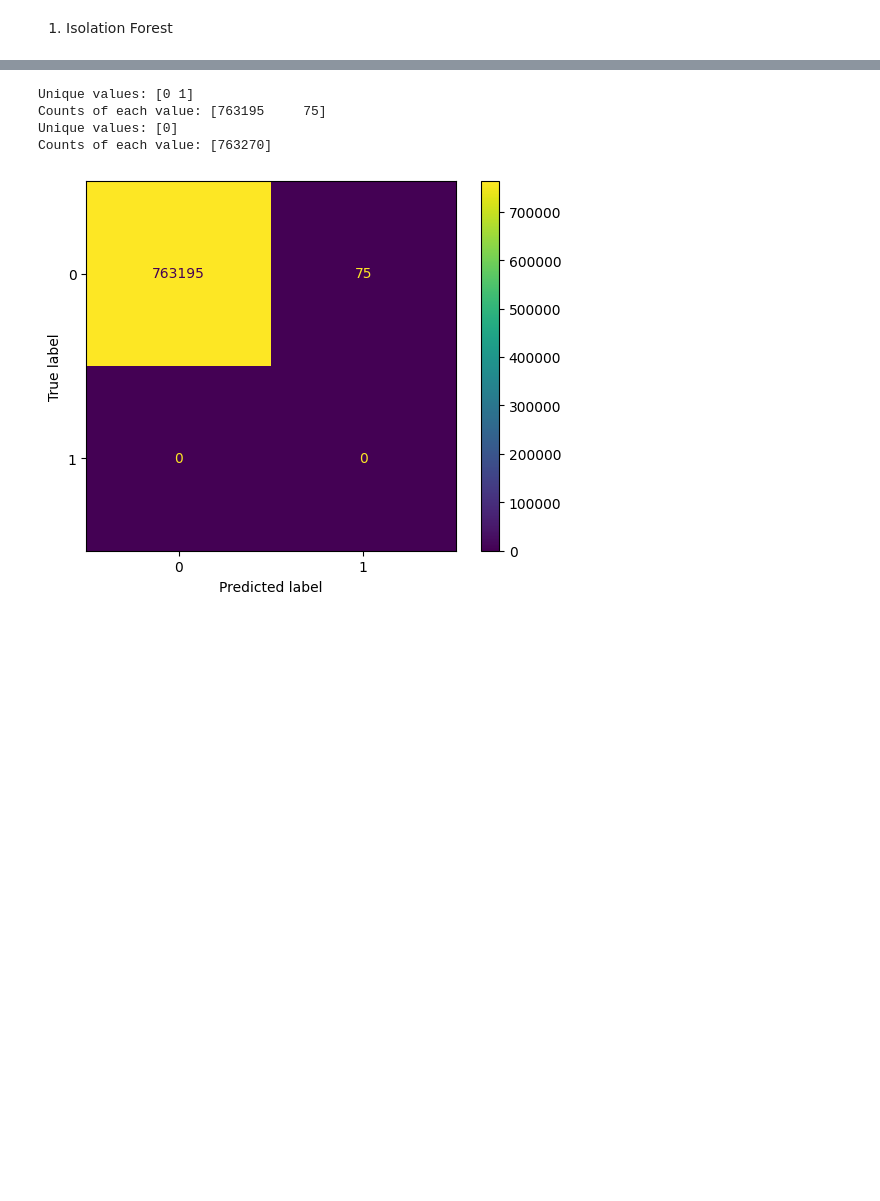
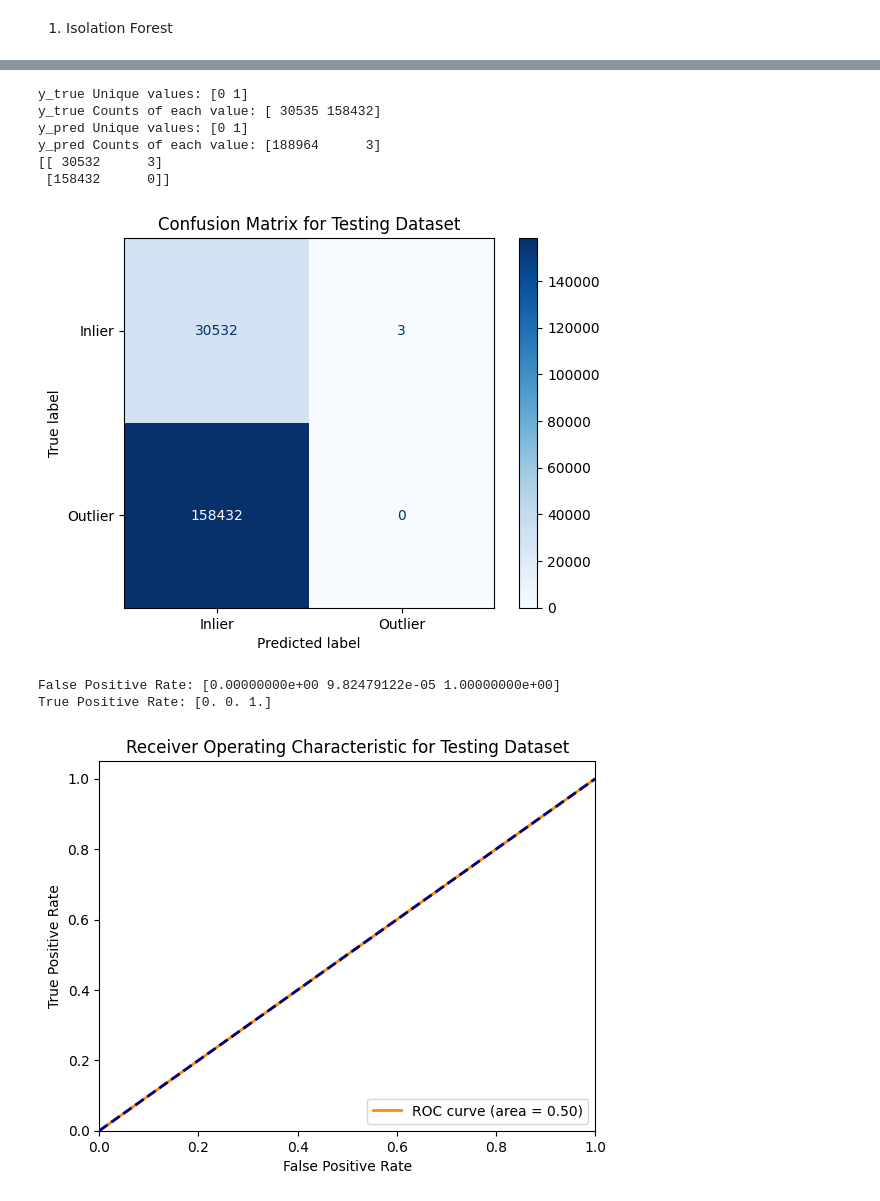
Before and after one commit to pinknwhite-franko/beth-dataset-anamoly-detection, a Jupyter notebook: model_training.ipynb, the cells around one changed output, grey strips where cells are left out. Cells and saved outputs as stored; diff of their text form; code cells hidden in the pictures; blank space fills up the shorter version.

```diff
--- a/model_training.ipynb
+++ b/model_training.ipynb
@@ -9,2 +101,8 @@ from sklearn.metrics import roc_auc_score, roc_curve
+# %%
+# Perform fit on X _train and returns labels for y_pred.
+y_pred_train = model.fit_predict(X_train)
+# %%
+# Perform fit on X _train and returns labels for y_pred.
+y_pred_test = model.fit_predict(X_test)
 # %% [markdown]
 1. Isolation Forest
@@ -63,30 +108,0 @@ model = Pipeline(
-# %%
-# Perform fit on X and returns labels for X.
-y_pred = model.fit_predict(X_train, y_train)
-
-# Returns -1 for outliers and 1 for inliers.
-# change -1 to 0:
-y_pred = np.where(y_pred == -1, 1, 0)
-
-# Get unique values and their counts in y_pred
-unique_values, counts = np.unique(y_pred, return_counts=True)
-print(f"Unique values: {unique_values}")
-print(f"Counts of each value: {counts}")
-
-# Get unique values and their counts in y_train
-unique_values, counts = np.unique(y_train, return_counts=True)
-print(f"Unique values: {unique_values}")
-print(f"Counts of each value: {counts}")
-# %% [output]
-Unique values: [0 1]
-Counts of each value: [763195     75]
-Unique values: [0]
-Counts of each value: [763270]
-# %%
-cm = confusion_matrix(y_train, y_pred, labels=[0,1])
-disp = ConfusionMatrixDisplay(confusion_matrix=cm,
-                              display_labels=[0,1])
-disp.plot()
-plt.show()
-# %% [output]
-[figure, removed]
@@ -93 +164,15 @@ plt.show()
+# %%
+# evaluate_model(y_train, y_pred_train, dataset_type="Training Dataset")
+evaluate_model(y_test, y_pred_test, dataset_type="Testing Dataset")
+# %% [output]
+y_true Unique values: [0 1]
+y_true Counts of each value: [ 30535 158432]
+y_pred Unique values: [0 1]
+y_pred Counts of each value: [188964      3]
+[[ 30532      3]
+ [158432      0]]
+[figure, added]
+False Positive Rate: [0.00000000e+00 9.82479122e-05 1.00000000e+00]
+True Positive Rate: [0. 0. 1.]
+[figure, added]
 # %%
```
Also changed, not shown: parts of 12 cells of this notebook, 7 other files.
